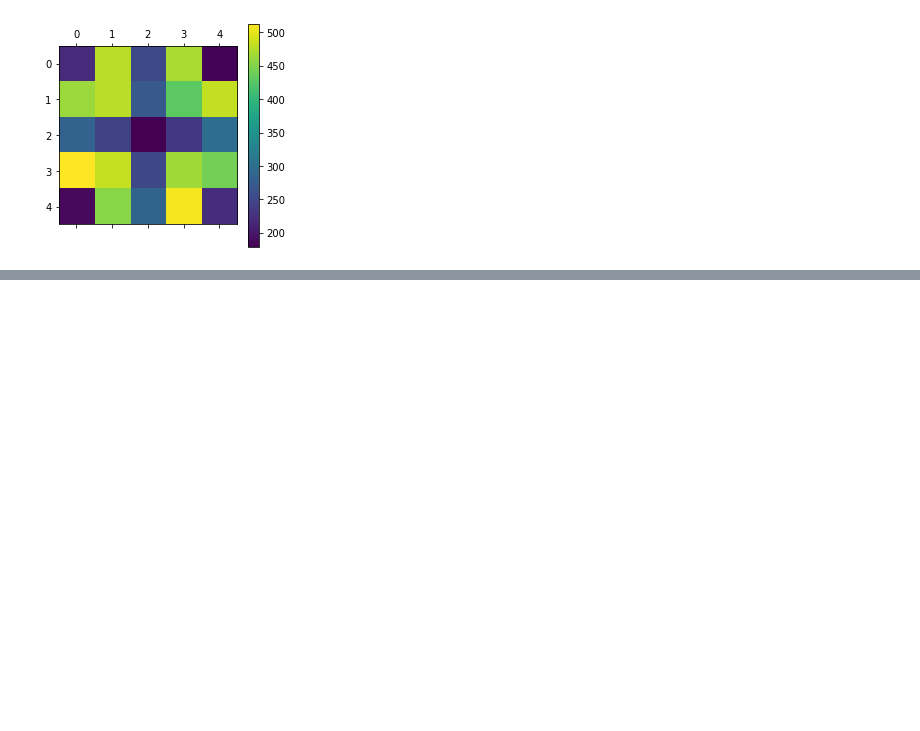
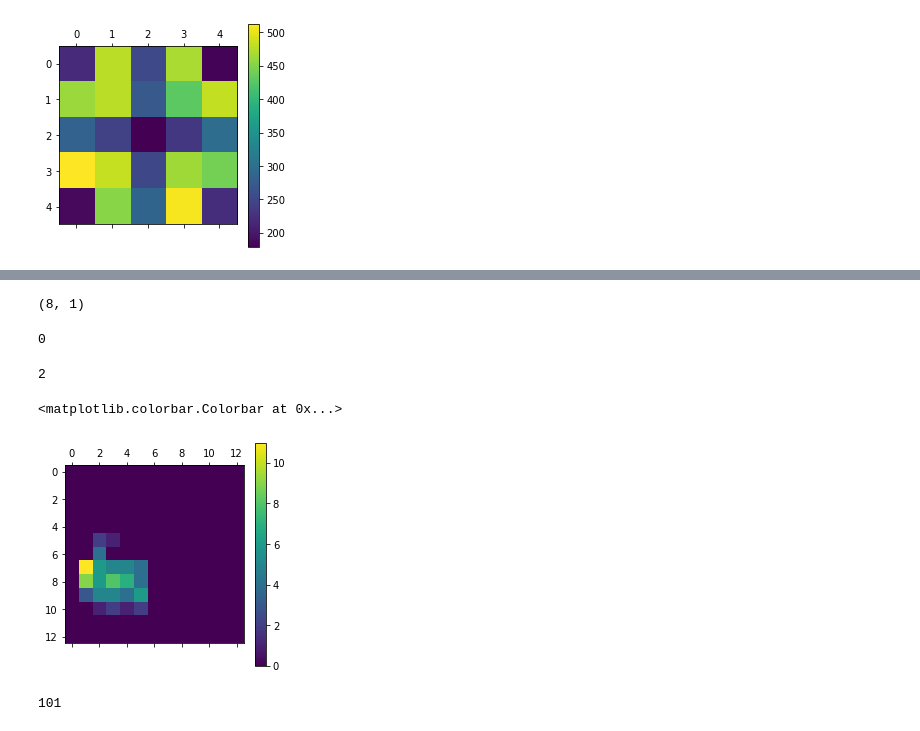
Before and after one commit to sophiaas/rlbase, a Jupyter notebook: rlbase/options_grids.ipynb, the cells around one changed output, grey strips where cells are left out. Drawn from its saved outputs; the diff is of its cells as text; code cells hidden in the pictures; blank space fills up the shorter version.

```diff
--- a/rlbase/options_grids.ipynb
+++ b/rlbase/options_grids.ipynb
@@ -165,0 +162,12 @@ for i,grid in grids.items():
+# %%
+env = FourRooms()
+# %%
+states_list = []
+actions = []
+state = env.reset()
+states_list.append(env.currentcell)
+for i in range(100):
+    action = np.random.randint(4)
+    actions.append(action)
+    state = env.step(action)
+    states_list.append(env.currentcell)
@@ -165,0 +184,31 @@ for i,grid in grids.items():
+# %%
+states_list[34]
+# %% [output]
+(8, 1)
+# %%
+actions[8]
+# %% [output]
+0
+# %%
+actions[9]
+# %% [output]
+2
+# %%
+def plot_traj(coords):
+    grid = np.zeros((13,13))
+    for c in coords:
+        grid[c[0], c[1]] += 1
+
+    return grid
+# %%
+g = plot_traj(states_list)
+# %%
+plt.matshow(g)
+plt.colorbar()
+# %% [output]
+<matplotlib.colorbar.Colorbar at 0x...>
+[figure, added]
+# %%
+len(states_list)
+# %% [output]
+101
```
Also changed, not shown: parts of 15 cells of this notebook, 2 other files.
